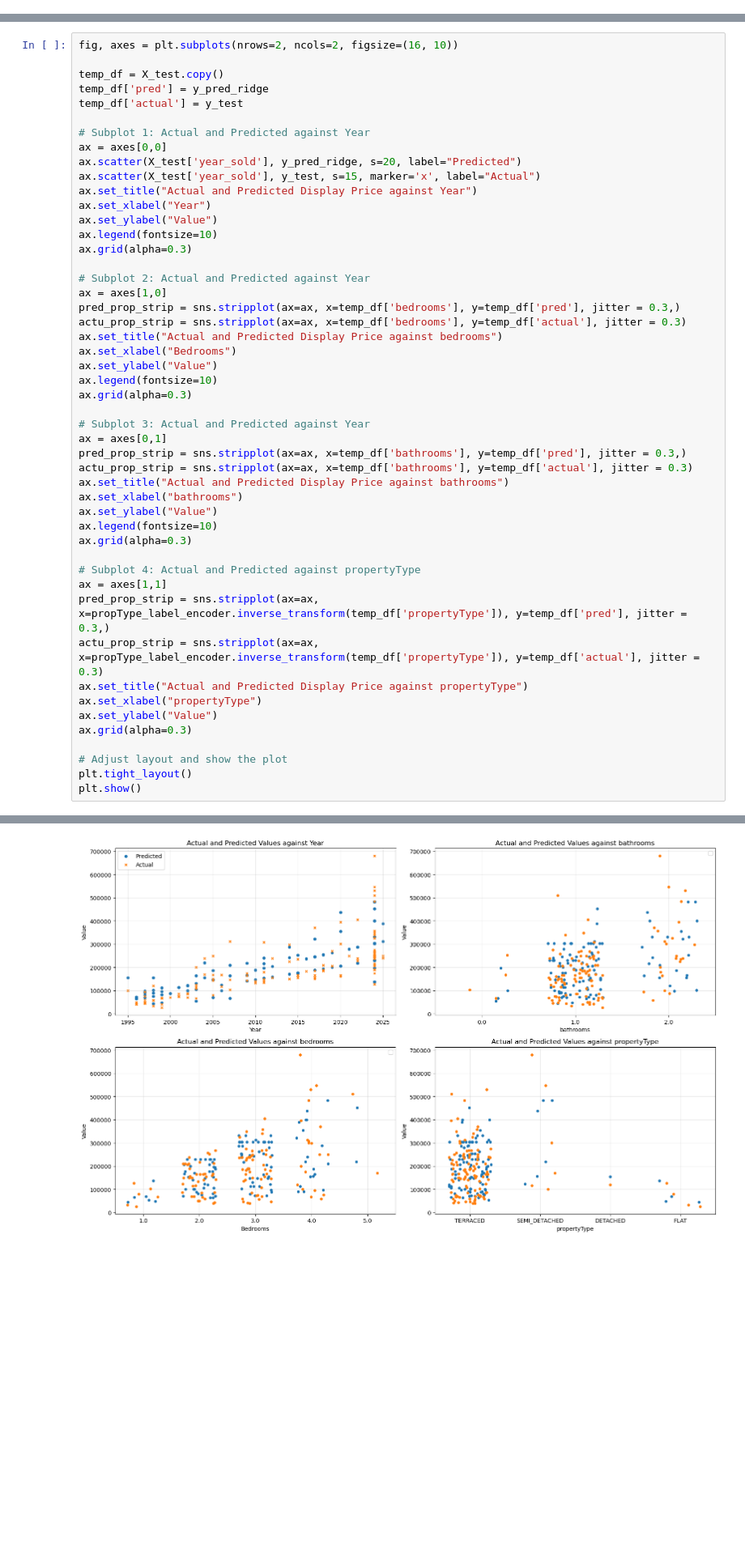
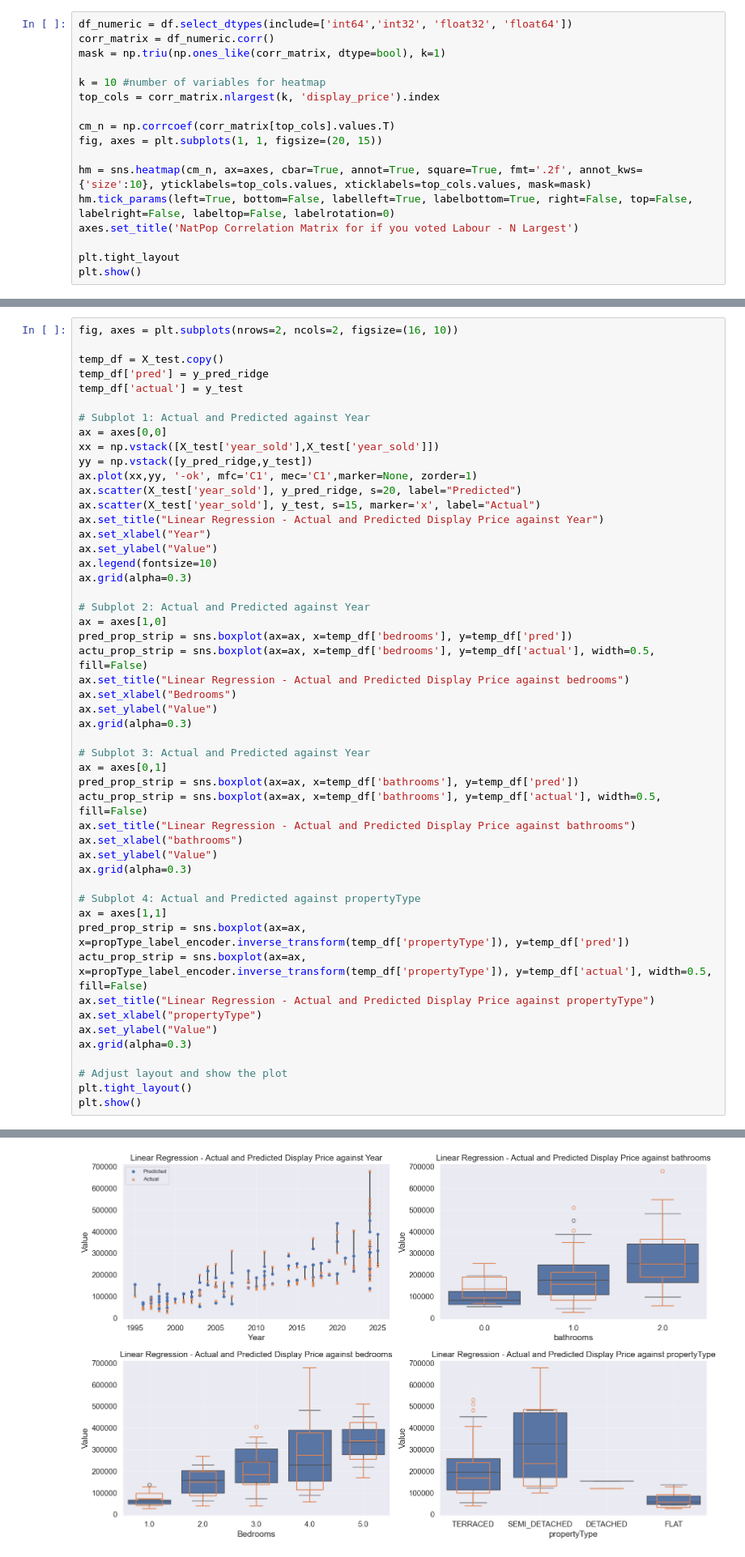
Before and after one commit to RoryThomas16/Cardiff-Housing-Price-Predictor, a Jupyter notebook: Cardiff-Housing_Price_Predictor.ipynb, the cells around one changed output, grey strips where cells are left out. Shown at 81% size. Drawn from its saved outputs; the diff is of its cells as text; blank space fills up the shorter version.

```diff
--- a/Cardiff-Housing_Price_Predictor.ipynb
+++ b/Cardiff-Housing_Price_Predictor.ipynb
@@ -555,0 +558,17 @@ plt.show()
+# %%
+df_numeric = df.select_dtypes(include=['int64','int32', 'float32', 'float64'])
+corr_matrix = df_numeric.corr()
+mask = np.triu(np.ones_like(corr_matrix, dtype=bool), k=1)
+
+k = 10 #number of variables for heatmap
+top_cols = corr_matrix.nlargest(k, 'display_price').index
+
+cm_n = np.corrcoef(corr_matrix[top_cols].values.T)
+fig, axes = plt.subplots(1, 1, figsize=(20, 15))
+
+hm = sns.heatmap(cm_n, ax=axes, cbar=True, annot=True, square=True, fmt='.2f', annot_kws={'size':10}, yticklabels=top_cols.values, xticklabels=top_cols.values, mask=mask)
+hm.tick_params(left=True, bottom=False, labelleft=True, labelbottom=True, right=False, top=False, labelright=False, labeltop=False, labelrotation=0)
+axes.set_title('NatPop Correlation Matrix for if you voted Labour - N Largest')
+
+plt.tight_layout
+plt.show()
@@ -675,9 +696,12 @@ temp_df['actual'] = y_test
 
 # Subplot 1: Actual and Predicted against Year
 ax = axes[0,0]
+xx = np.vstack([X_test['year_sold'],X_test['year_sold']])
+yy = np.vstack([y_pred_ridge,y_test])
+ax.plot(xx,yy, '-ok', mfc='C1', mec='C1',marker=None, zorder=1)
 ax.scatter(X_test['year_sold'], y_pred_ridge, s=20, label="Predicted")
 ax.scatter(X_test['year_sold'], y_test, s=15, marker='x', label="Actual")
-ax.set_title("Actual and Predicted Display Price against Year")
+ax.set_title("Linear Regression - Actual and Predicted Display Price against Year")
 ax.set_xlabel("Year")
 ax.set_ylabel("Value")
 ax.legend(fontsize=10)
@@ -685,29 +709,27 @@ ax.grid(alpha=0.3)
 
 # Subplot 2: Actual and Predicted against Year
 ax = axes[1,0]
-pred_prop_strip = sns.stripplot(ax=ax, x=temp_df['bedrooms'], y=temp_df['pred'], jitter = 0.3,)
-actu_prop_strip = sns.stripplot(ax=ax, x=temp_df['bedrooms'], y=temp_df['actual'], jitter = 0.3)
-ax.set_title("Actual and Predicted Display Price against bedrooms")
+pred_prop_strip = sns.boxplot(ax=ax, x=temp_df['bedrooms'], y=temp_df['pred'])
+actu_prop_strip = sns.boxplot(ax=ax, x=temp_df['bedrooms'], y=temp_df['actual'], width=0.5, fill=False)
+ax.set_title("Linear Regression - Actual and Predicted Display Price against bedrooms")
 ax.set_xlabel("Bedrooms")
 ax.set_ylabel("Value")
-ax.legend(fontsize=10)
 ax.grid(alpha=0.3)
 
 # Subplot 3: Actual and Predicted against Year
 ax = axes[0,1]
-pred_prop_strip = sns.stripplot(ax=ax, x=temp_df['bathrooms'], y=temp_df['pred'], jitter = 0.3,)
-actu_prop_strip = sns.stripplot(ax=ax, x=temp_df['bathrooms'], y=temp_df['actual'], jitter = 0.3)
-ax.set_title("Actual and Predicted Display Price against bathrooms")
+pred_prop_strip = sns.boxplot(ax=ax, x=temp_df['bathrooms'], y=temp_df['pred'])
+actu_prop_strip = sns.boxplot(ax=ax, x=temp_df['bathrooms'], y=temp_df['actual'], width=0.5, fill=False)
+ax.set_title("Linear Regression - Actual and Predicted Display Price against bathrooms")
 ax.set_xlabel("bathrooms")
 ax.set_ylabel("Value")
-ax.legend(fontsize=10)
 ax.grid(alpha=0.3)
 
 # Subplot 4: Actual and Predicted against propertyType
 ax = axes[1,1]
-pred_prop_strip = sns.stripplot(ax=ax, x=propType_label_encoder.inverse_transform(temp_df['propertyType']), y=temp_df['pred'], jitter = 0.3,)
-actu_prop_strip = sns.stripplot(ax=ax, x=propType_label_encoder.inverse_transform(temp_df['propertyType']), y=temp_df['actual'], jitter = 0.3)
-ax.set_title("Actual and Predicted Display Price against propertyType")
+pred_prop_strip = sns.boxplot(ax=ax, x=propType_label_encoder.inverse_transform(temp_df['propertyType']), y=temp_df['pred'])
+actu_prop_strip = sns.boxplot(ax=ax, x=propType_label_encoder.inverse_transform(temp_df['propertyType']), y=temp_df['actual'], width=0.5, fill=False)
+ax.set_title("Linear Regression - Actual and Predicted Display Price against propertyType")
 ax.set_xlabel("propertyType")
 ax.set_ylabel("Value")
 ax.grid(alpha=0.3)
@@ -723,2 +742,2 @@ No artists with labels found to put in legend.  Note that artists whose label st
-[figure, old version]
+[figure, new version]
 # %% [markdown]
```
Also changed, not shown: parts of 8 cells of this notebook, 1 other file.
